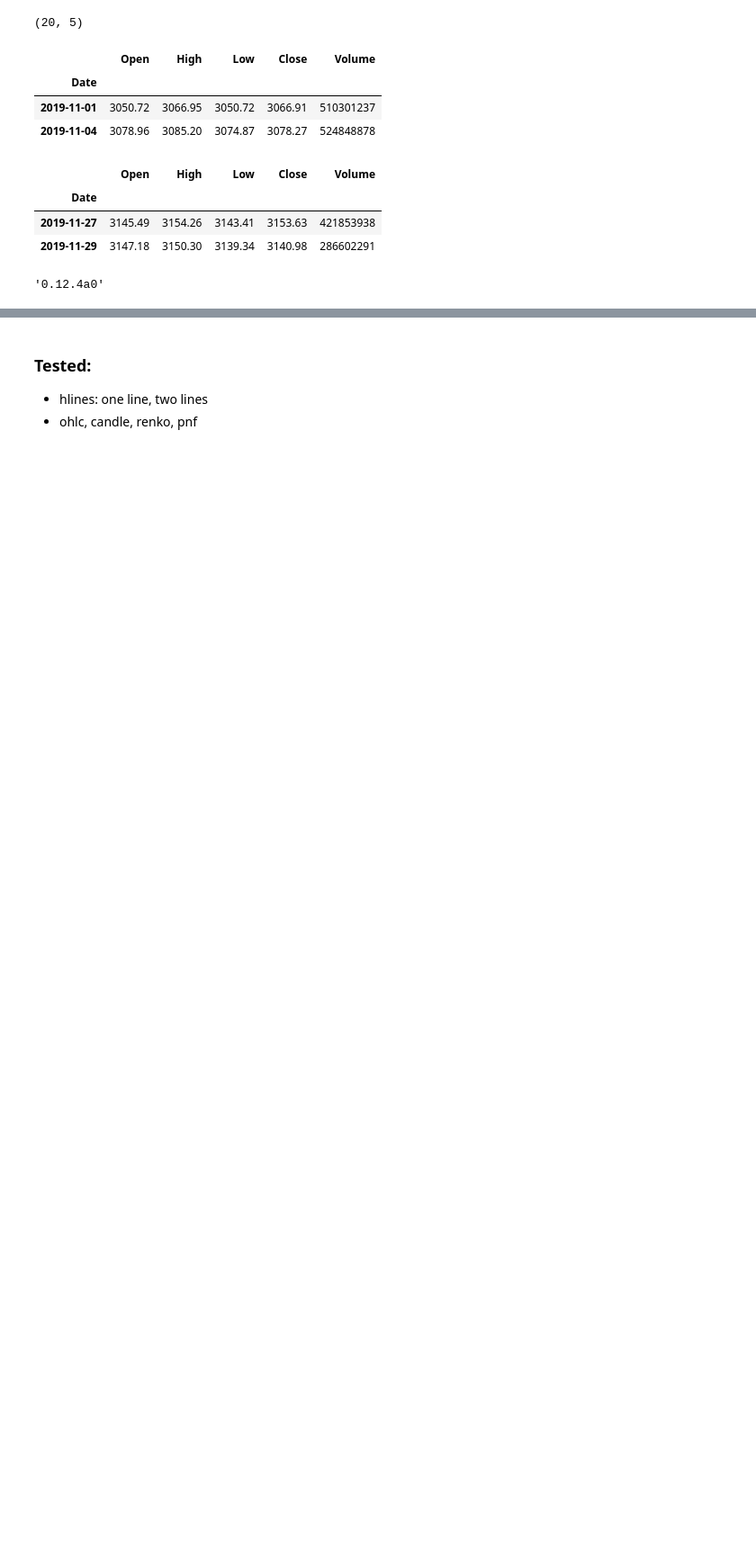
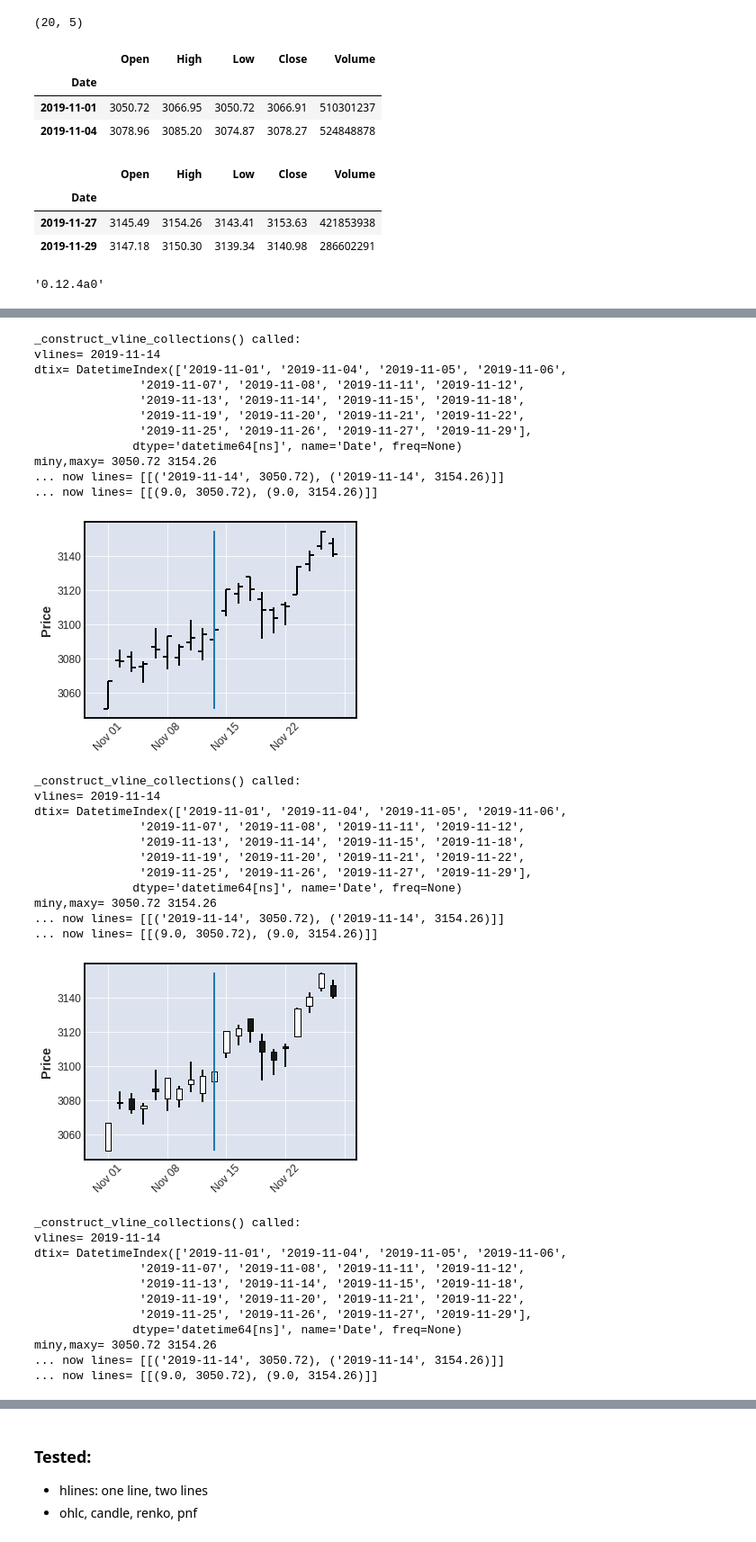
Before and after one commit to matplotlib/mplfinance, a Jupyter notebook: examples/scratch_pad/dev_lines.ipynb, the cells around one changed output, grey strips where cells are left out. Shown at 90% size. Saved outputs shown, nothing was run; the diff lists cells and outputs as text; code cells hidden in the pictures; blank space fills up the shorter version.

```diff
--- a/examples/scratch_pad/dev_lines.ipynb
+++ b/examples/scratch_pad/dev_lines.ipynb
@@ -30,0 +106,52 @@ mpf.__version__
+# %%
+mpf.plot(daily,type='ohlc',vlines='2019-11-14',figscale=0.75)
+mpf.plot(daily,type='candle',vlines='2019-11-14',figscale=0.75)
+mpf.plot(daily,type='line',vlines='2019-11-14',figscale=0.75)
+mpf.plot(daily,type='renko',vlines='2019-11-14',figscale=0.75)
+cv={}
+mpf.plot(daily,type='pnf',vlines='2019-11-14',pointnfig_params=dict(box_size=5),
+         figscale=0.75,return_calculated_values=cv)
+
+mpf.plot(daily,type='ohlc',vlines=['2019-11-14','2019-11-06'],figscale=0.75)
+mpf.plot(daily,type='candle',vlines=['2019-11-14','2019-11-06'],figscale=0.75)
+mpf.plot(daily,type='line',vlines=['2019-11-14','2019-11-06'],figscale=0.75)
+mpf.plot(daily,type='renko',vlines=['2019-11-14','2019-11-06'],figscale=0.75)
+cv={}
+mpf.plot(daily,type='pnf',vlines=['2019-11-14','2019-11-06'],pointnfig_params=dict(box_size=5),
+         figscale=0.75,return_calculated_values=cv)
+# %% [output]
+_construct_vline_collections() called:
+vlines= 2019-11-14
+dtix= DatetimeIndex(['2019-11-01', '2019-11-04', '2019-11-05', '2019-11-06',
+               '2019-11-07', '2019-11-08', '2019-11-11', '2019-11-12',
+               '2019-11-13', '2019-11-14', '2019-11-15', '2019-11-18',
+               '2019-11-19', '2019-11-20', '2019-11-21', '2019-11-22',
+               '2019-11-25', '2019-11-26', '2019-11-27', '2019-11-29'],
+              dtype='datetime64[ns]', name='Date', freq=None)
+miny,maxy= 3050.72 3154.26
+... now lines= [[('2019-11-14', 3050.72), ('2019-11-14', 3154.26)]]
+... now lines= [[(9.0, 3050.72), (9.0, 3154.26)]]
+[figure, added]
+_construct_vline_collections() called:
+vlines= 2019-11-14
+dtix= DatetimeIndex(['2019-11-01', '2019-11-04', '2019-11-05', '2019-11-06',
+               '2019-11-07', '2019-11-08', '2019-11-11', '2019-11-12',
+               '2019-11-13', '2019-11-14', '2019-11-15', '2019-11-18',
+               '2019-11-19', '2019-11-20', '2019-11-21', '2019-11-22',
+               '2019-11-25', '2019-11-26', '2019-11-27', '2019-11-29'],
+              dtype='datetime64[ns]', name='Date', freq=None)
+miny,maxy= 3050.72 3154.26
+... now lines= [[('2019-11-14', 3050.72), ('2019-11-14', 3154.26)]]
+... now lines= [[(9.0, 3050.72), (9.0, 3154.26)]]
+[figure, added]
+_construct_vline_collections() called:
+vlines= 2019-11-14
+dtix= DatetimeIndex(['2019-11-01', '2019-11-04', '2019-11-05', '2019-11-06',
+               '2019-11-07', '2019-11-08', '2019-11-11', '2019-11-12',
+               '2019-11-13', '2019-11-14', '2019-11-15', '2019-11-18',
+               '2019-11-19', '2019-11-20', '2019-11-21', '2019-11-22',
+               '2019-11-25', '2019-11-26', '2019-11-27', '2019-11-29'],
+              dtype='datetime64[ns]', name='Date', freq=None)
+miny,maxy= 3050.72 3154.26
+... now lines= [[('2019-11-14', 3050.72), ('2019-11-14', 3154.26)]]
+... now lines= [[(9.0, 3050.72), (9.0, 3154.26)]]
```
Also changed, not shown: parts of 18 cells of this notebook, 1 other file.
